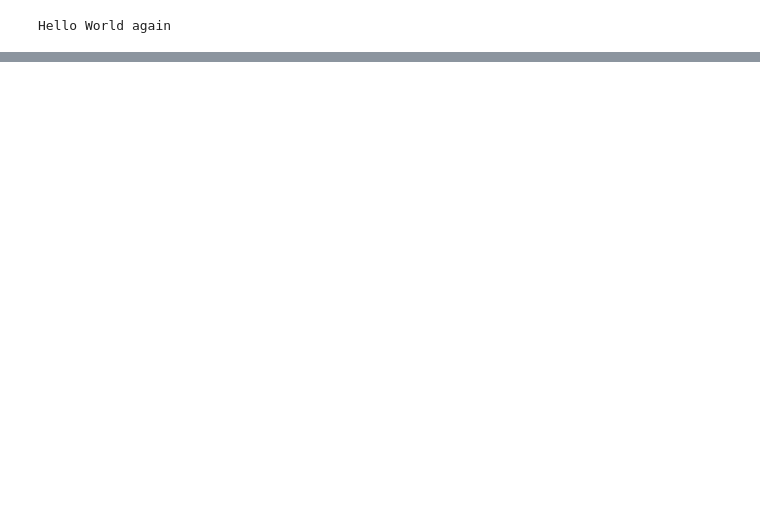
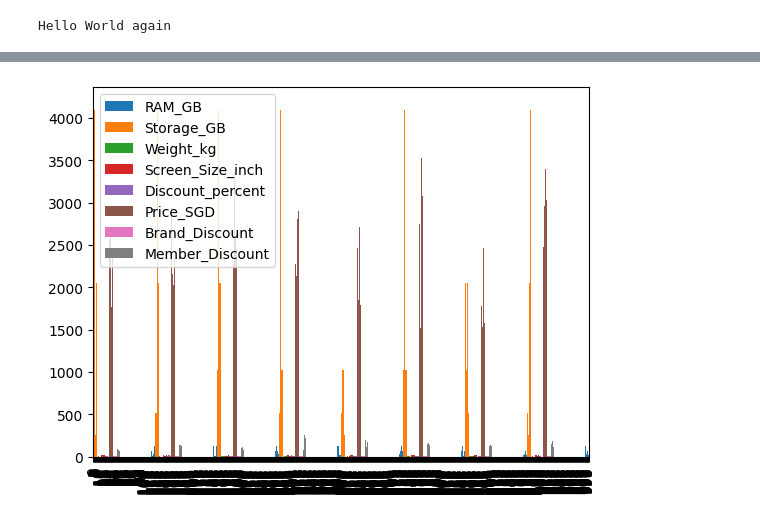
Before and after one commit to pauljune5052-CET/ADALL_github, a Jupyter notebook: Main.ipynb, the cells around one changed output, grey strips where cells are left out. Drawn from its saved outputs; the diff is of its cells as text; code cells hidden in the pictures; blank space fills up the shorter version.

```diff
--- a/Main.ipynb
+++ b/Main.ipynb
@@ -56,0 +43,7 @@ plt.gca().spines[['top', 'right',]].set_visible(False)
+# %%
+#plot each df graph
+import matplotlib.pyplot as plt
+df.plot(kind='bar')
+plt.show()
+# %% [output]
+[figure, added]
```
Also changed, not shown: parts of 3 cells of this notebook.
